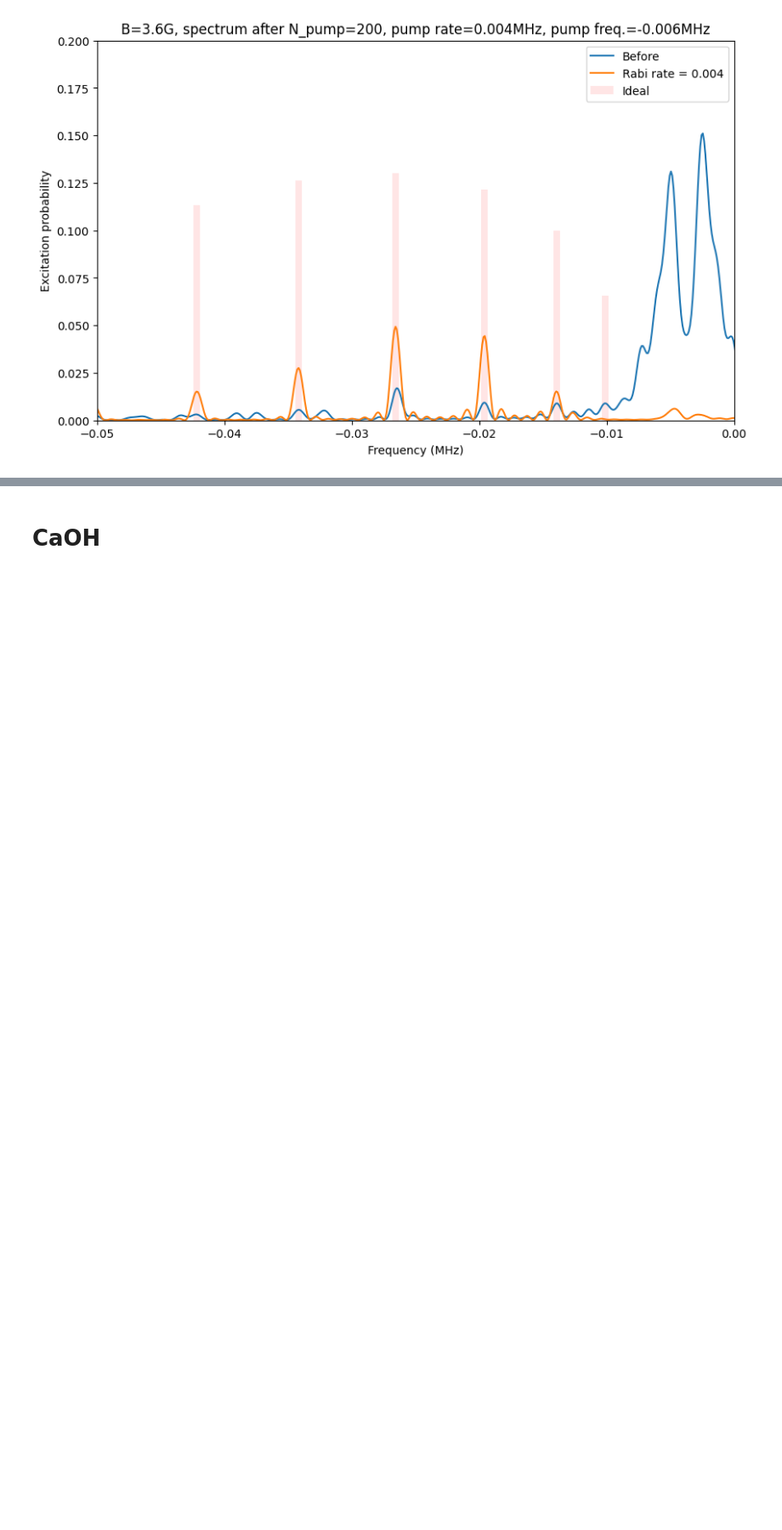
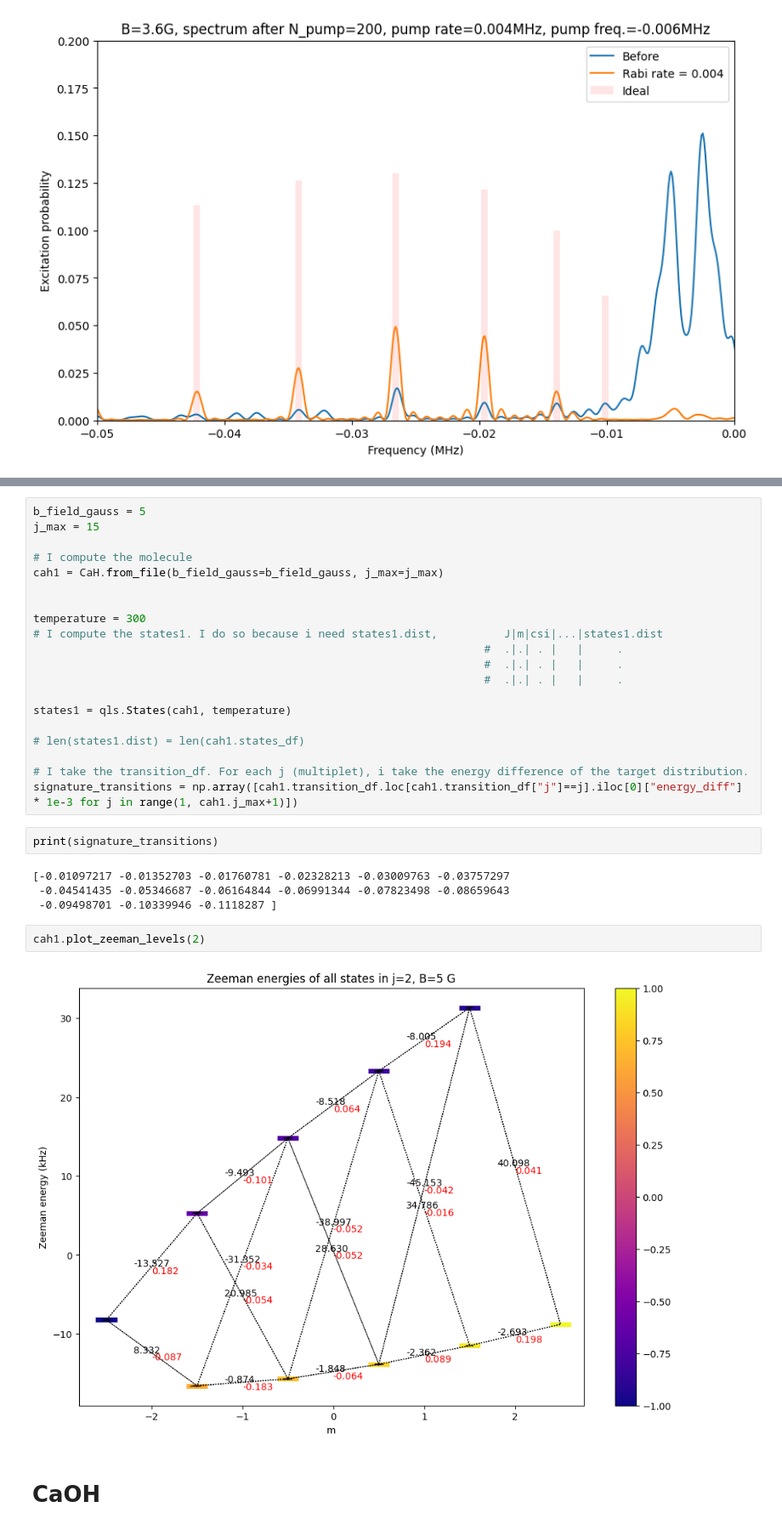
Before and after one commit to sdracia/master-thesis, a Jupyter notebook: molecules-calculation/spectrum.ipynb, the cells around one changed output, grey strips where cells are left out. Shown at 85% size. Cells and saved outputs as stored; diff of their text form; blank space fills up the shorter version.

```diff
--- a/molecules-calculation/spectrum.ipynb
+++ b/molecules-calculation/spectrum.ipynb
@@ -169,3 +177,33 @@ plt.show()
+# %%
+b_field_gauss = 5
+j_max = 15
+
+# I compute the molecule
+cah1 = CaH.from_file(b_field_gauss=b_field_gauss, j_max=j_max)
+
+
+temperature = 300
+# I compute the states1. I do so because i need states1.dist,          J|m|csi|...|states1.dist
+                                                                    #  .|.| . |   |     .
+                                                                    #  .|.| . |   |     .
+                                                                    #  .|.| . |   |     .
+
+states1 = qls.States(cah1, temperature)
+
+# len(states1.dist) = len(cah1.states_df)
+
+# I take the transition_df. For each j (multiplet), i take the energy difference of the target distribution.
+signature_transitions = np.array([cah1.transition_df.loc[cah1.transition_df["j"]==j].iloc[0]["energy_diff"] * 1e-3 for j in range(1, cah1.j_max+1)])
+# %%
+print(signature_transitions)
+# %% [output]
+[-0.01097217 -0.01352703 -0.01760781 -0.02328213 -0.03009763 -0.03757297
+ -0.04541435 -0.05346687 -0.06164844 -0.06991344 -0.07823498 -0.08659643
+ -0.09498701 -0.10339946 -0.1118287 ]
+# %%
+cah1.plot_zeeman_levels(2)
+# %% [output]
+[figure, added]
 # %% [markdown]
 # CaOH
 # %% [markdown]
```
Also changed, not shown: parts of 7 cells of this notebook, 25 other files.
